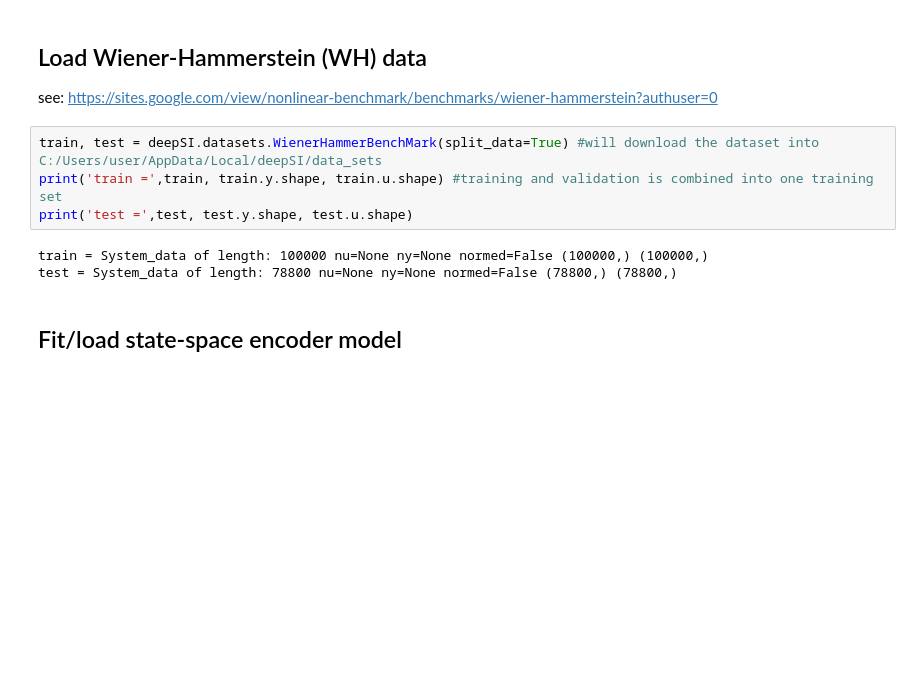
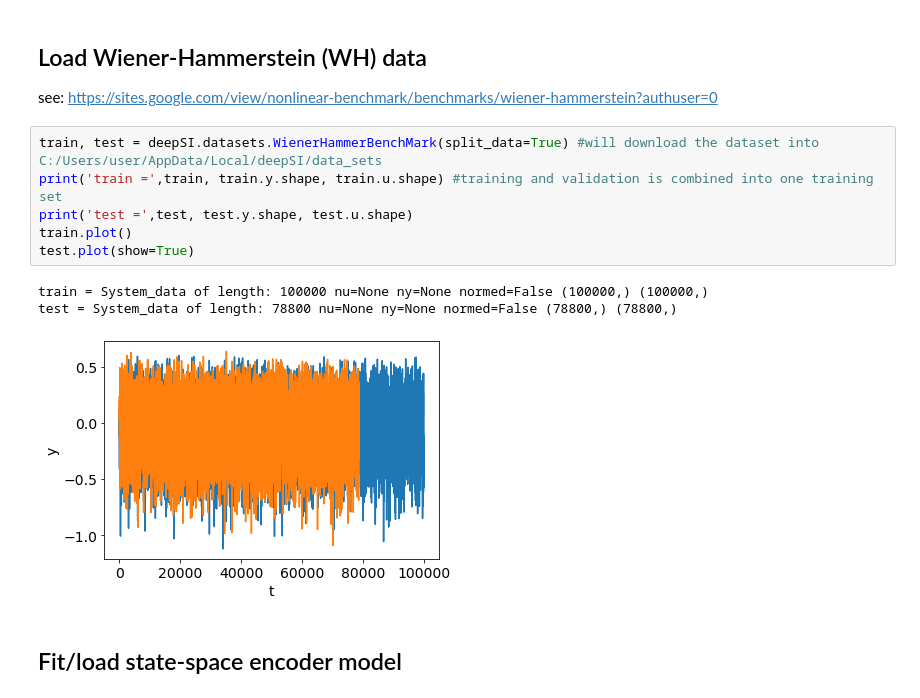
Before and after one commit to GerbenBeintema/SS-encoder-WH-Silver, a Jupyter notebook: SS encoder Wiener-Hammerstein.ipynb, the cells around one changed output. Drawn from its saved outputs; the diff is of its cells as text; blank space fills up the shorter version.

```diff
--- a/SS encoder Wiener-Hammerstein.ipynb
+++ b/SS encoder Wiener-Hammerstein.ipynb
@@ -15,10 +15,13 @@ see: https://sites.google.com/view/nonlinear-benchmark/benchmarks/wiener-hammers
 # %%
 train, test = deepSI.datasets.WienerHammerBenchMark(split_data=True) #will download the dataset into C:/Users/user/AppData/Local/deepSI/data_sets
 print('train =',train, train.y.shape, train.u.shape) #training and validation is combined into one training set
 print('test =',test, test.y.shape, test.u.shape)
+train.plot()
+test.plot(show=True)
 # %% [output]
 train = System_data of length: 100000 nu=None ny=None normed=False (100000,) (100000,)
 test = System_data of length: 78800 nu=None ny=None normed=False (78800,) (78800,)
+[figure, added]
 # %% [markdown]
 ## Fit/load state-space encoder model
 # %%
```
Also changed, not shown: parts of 9 cells of this notebook, 3 other files.
